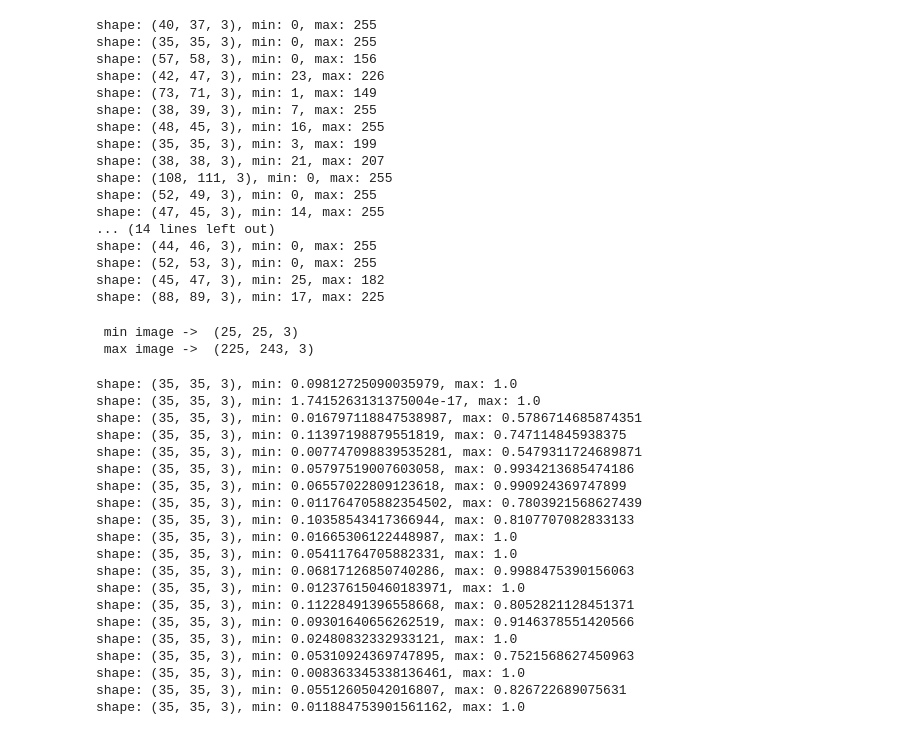
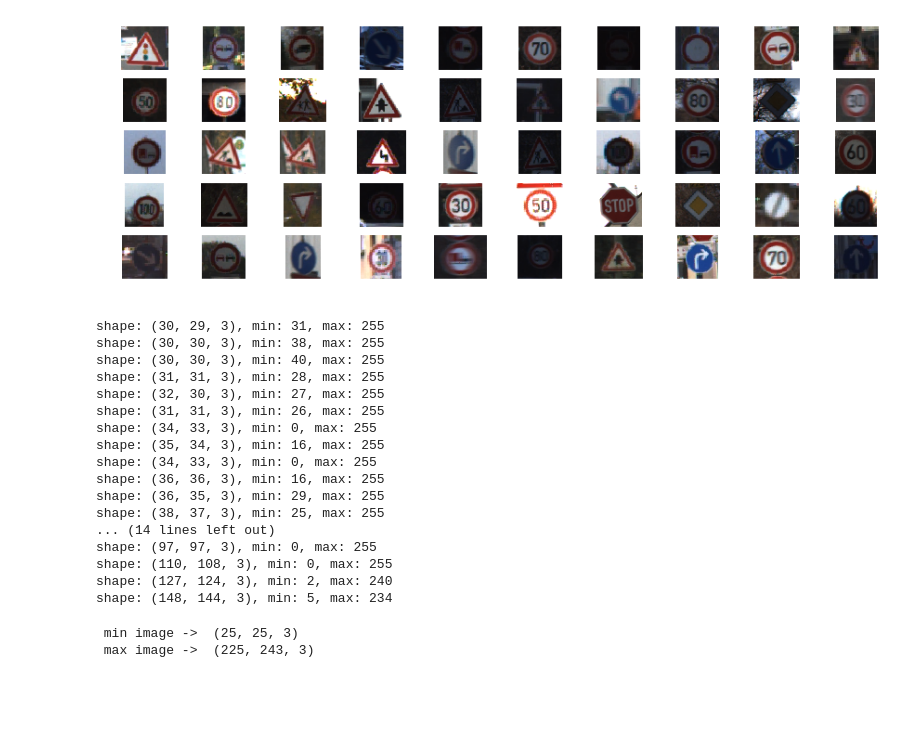
Before and after one commit to sabirmostofa/tensor-flow_traffic_signs, a Jupyter notebook: Image_recognition.ipynb, the cells around one changed output. Saved outputs shown, nothing was run; the diff lists cells and outputs as text; code cells hidden in the pictures; blank space fills up the shorter version.

```diff
--- a/Image_recognition.ipynb
+++ b/Image_recognition.ipynb
@@ -88,3 +130,7 @@ display_label_images(images, 26)
+# %%
+display_label_images(test_images, 26, test_labels)
+# %% [output]
+[figure, added]
 # %%
 def print_image_shape(images,number_of_images=20):
 
@@ -96,25 +142,25 @@ def print_image_shape(images,number_of_images=20):
 
 
 # print images shape
-print_image_shape(images,30)
+print_image_shape(train_images,30)
 # %% [output]
-shape: (40, 37, 3), min: 0, max: 255
-shape: (35, 35, 3), min: 0, max: 255
-shape: (57, 58, 3), min: 0, max: 156
-shape: (42, 47, 3), min: 23, max: 226
-shape: (73, 71, 3), min: 1, max: 149
-shape: (38, 39, 3), min: 7, max: 255
-shape: (48, 45, 3), min: 16, max: 255
-shape: (35, 35, 3), min: 3, max: 199
-shape: (38, 38, 3), min: 21, max: 207
-shape: (108, 111, 3), min: 0, max: 255
-shape: (52, 49, 3), min: 0, max: 255
-shape: (47, 45, 3), min: 14, max: 255
+shape: (30, 29, 3), min: 31, max: 255
+shape: (30, 30, 3), min: 38, max: 255
+shape: (30, 30, 3), min: 40, max: 255
+shape: (31, 31, 3), min: 28, max: 255
+shape: (32, 30, 3), min: 27, max: 255
+shape: (31, 31, 3), min: 26, max: 255
+shape: (34, 33, 3), min: 0, max: 255
+shape: (35, 34, 3), min: 16, max: 255
+shape: (34, 33, 3), min: 0, max: 255
+shape: (36, 36, 3), min: 16, max: 255
+shape: (36, 35, 3), min: 29, max: 255
+shape: (38, 37, 3), min: 25, max: 255
 ... (14 lines left out)
-shape: (44, 46, 3), min: 0, max: 255
-shape: (52, 53, 3), min: 0, max: 255
-shape: (45, 47, 3), min: 25, max: 182
-shape: (88, 89, 3), min: 17, max: 225
+shape: (97, 97, 3), min: 0, max: 255
+shape: (110, 108, 3), min: 0, max: 255
+shape: (127, 124, 3), min: 2, max: 240
+shape: (148, 144, 3), min: 5, max: 234
 # %%
 def get_min_image(images):
 
@@ -149,24 +208,0 @@ new_images = resize_images()
-# %%
-# check resized images
-print_image_shape(new_images)
-# %% [output]
-shape: (35, 35, 3), min: 0.09812725090035979, max: 1.0
-shape: (35, 35, 3), min: 1.7415263131375004e-17, max: 1.0
-shape: (35, 35, 3), min: 0.016797118847538987, max: 0.5786714685874351
-shape: (35, 35, 3), min: 0.11397198879551819, max: 0.747114845938375
-shape: (35, 35, 3), min: 0.007747098839535281, max: 0.5479311724689871
-shape: (35, 35, 3), min: 0.05797519007603058, max: 0.9934213685474186
-shape: (35, 35, 3), min: 0.06557022809123618, max: 0.990924369747899
-shape: (35, 35, 3), min: 0.011764705882354502, max: 0.7803921568627439
-shape: (35, 35, 3), min: 0.10358543417366944, max: 0.8107707082833133
-shape: (35, 35, 3), min: 0.01665306122448987, max: 1.0
-shape: (35, 35, 3), min: 0.05411764705882331, max: 1.0
-shape: (35, 35, 3), min: 0.06817126850740286, max: 0.9988475390156063
-shape: (35, 35, 3), min: 0.012376150460183971, max: 1.0
-shape: (35, 35, 3), min: 0.11228491396558668, max: 0.8052821128451371
-shape: (35, 35, 3), min: 0.09301640656262519, max: 0.9146378551420566
-shape: (35, 35, 3), min: 0.02480832332933121, max: 1.0
-shape: (35, 35, 3), min: 0.05310924369747895, max: 0.7521568627450963
-shape: (35, 35, 3), min: 0.008363345338136461, max: 1.0
-shape: (35, 35, 3), min: 0.05512605042016807, max: 0.826722689075631
-shape: (35, 35, 3), min: 0.011884753901561162, max: 1.0
```
Also changed, not shown: parts of 20 cells of this notebook.
